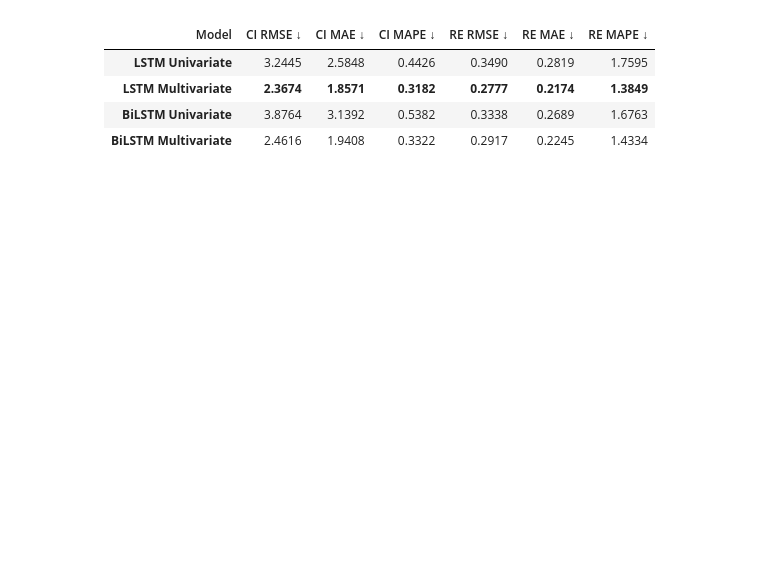
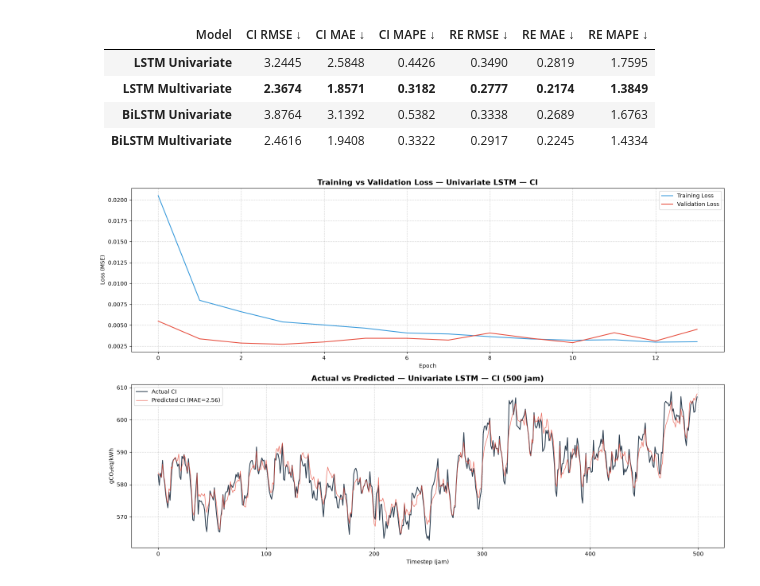
Before and after one commit to JustDannn/CarbonIntensityResearch, a Jupyter notebook: notebooks/04_dani_dl_dummy_baseline.ipynb, the cells around one changed output. Cells and saved outputs as stored; diff of their text form; code cells hidden in the pictures; blank space fills up the shorter version.

Commit message:
add: adding graph for each training method and the result of it's forcast

```diff
--- a/notebooks/04_dani_dl_dummy_baseline.ipynb
+++ b/notebooks/04_dani_dl_dummy_baseline.ipynb
@@ -1552,3 +1615,89 @@ MSE: 0.0851
 | **LSTM Multivariate**   | **2.3674** | **1.8571** | **0.3182** | **0.2777** | **0.2174** | **1.3849** |
 | **BiLSTM Univariate**   |     3.8764 |     3.1392 |     0.5382 |     0.3338 |     0.2689 |     1.6763 |
 | **BiLSTM Multivariate** |     2.4616 |     1.9408 |     0.3322 |     0.2917 |     0.2245 |     1.4334 |
+# %%
+# ============================================================
+# MODEL EVALUATION VISUALIZATIONS (Loss & Actual vs Predicted)
+# ============================================================
+
+# 1. Univariate LSTM — CI
+plot_model_evaluation(
+    history=history_lstm_ci,
+    y_true=y_test_ci_actual,
+    y_pred=y_pred_ci,
+    model_name="Univariate LSTM — CI",
+    target_name="CI",
+    unit="gCO₂eq/kWh"
+)
+
+# 2. Univariate LSTM — RE
+plot_model_evaluation(
+    history=history_lstm_re,
+    y_true=y_test_re_original,
+    y_pred=y_pred_re,
+    model_name="Univariate LSTM — RE",
+    target_name="RE",
+    unit="%"
+)
+
+# 3. Multivariate LSTM — CI
+plot_model_evaluation(
+    history=history_lstm_multi,
+    y_true=y_test_multi_original[:, 0],
+    y_pred=y_pred_multi[:, 0],
+    model_name="Multivariate LSTM — CI",
+    target_name="CI",
+    unit="gCO₂eq/kWh"
+)
+
+# 4. Multivariate LSTM — RE
+plot_model_evaluation(
+    history=history_lstm_multi,
+    y_true=y_test_multi_original[:, 1],
+    y_pred=y_pred_multi[:, 1],
+    model_name="Multivariate LSTM — RE",
+    target_name="RE",
+    unit="%"
+)
+
+# 5. BiLSTM — CI
+plot_model_evaluation(
+    history=history_bilstm_ci,
+    y_true=y_test_ci,
+    y_pred=y_pred_bilstm_ci,
+    model_name="BiLSTM — CI",
+    target_name="CI",
+    unit="gCO₂eq/kWh"
+)
+
+# 6. BiLSTM — RE
+plot_model_evaluation(
+    history=history_bilstm_re,
+    y_true=y_test_re_original,
+    y_pred=y_pred_bilstm_re,
+    model_name="BiLSTM — RE",
+    target_name="RE",
+    unit="%"
+)
+
+# 7. Multivariate BiLSTM — CI
+plot_model_evaluation(
+    history=history_bilstm_multi,
+    y_true=y_test_multi_original[:, 0],
+    y_pred=y_pred_bilstm_multi[:, 0],
+    model_name="Multivariate BiLSTM — CI",
+    target_name="CI",
+    unit="gCO₂eq/kWh"
+)
+
+# 8. Multivariate BiLSTM — RE
+plot_model_evaluation(
+    history=history_bilstm_multi,
+    y_true=y_test_multi_original[:, 1],
+    y_pred=y_pred_bilstm_multi[:, 1],
+    model_name="Multivariate BiLSTM — RE",
+    target_name="RE",
+    unit="%"
+)
+# %% [output]
+[figure, added]
```
Also changed, not shown: parts of 25 cells of this notebook, 1 other file.
